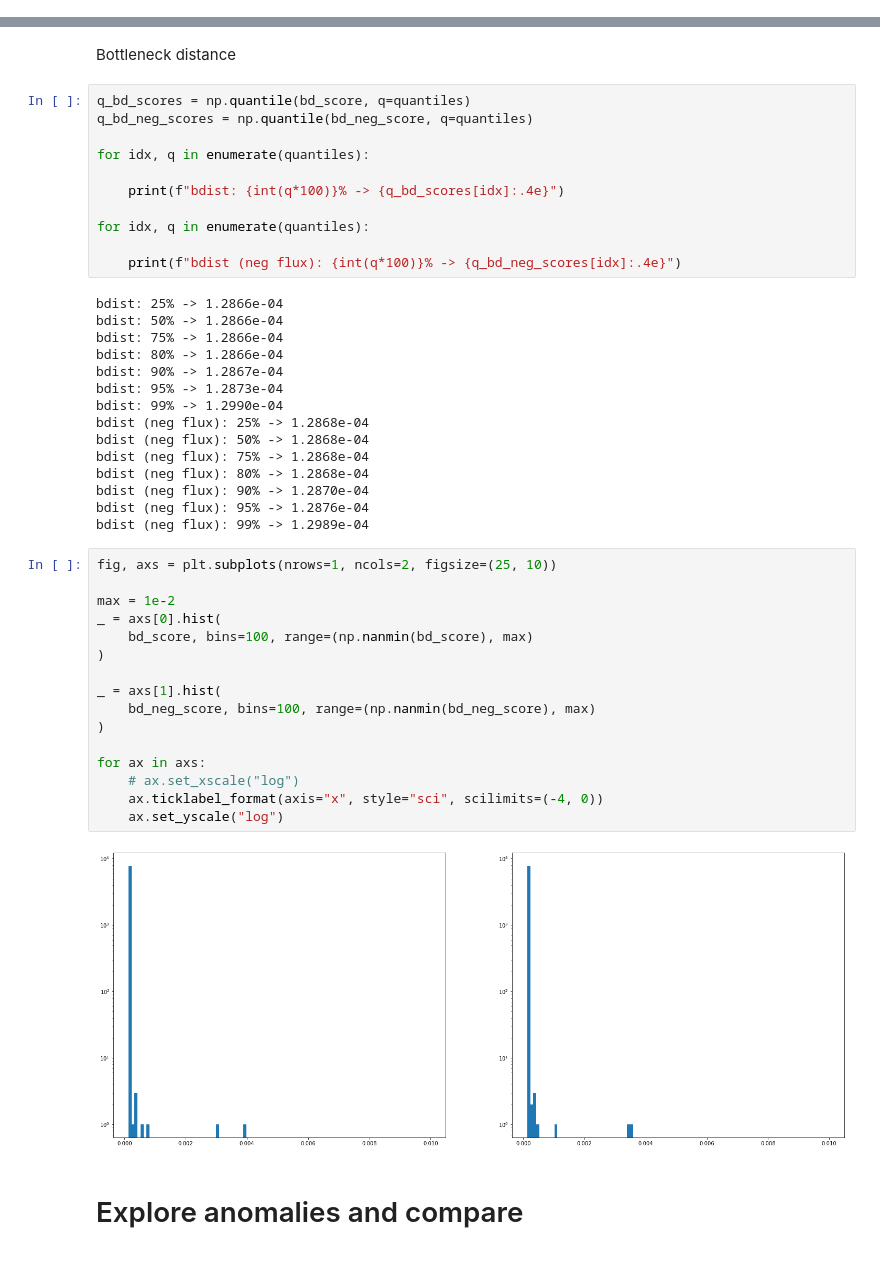
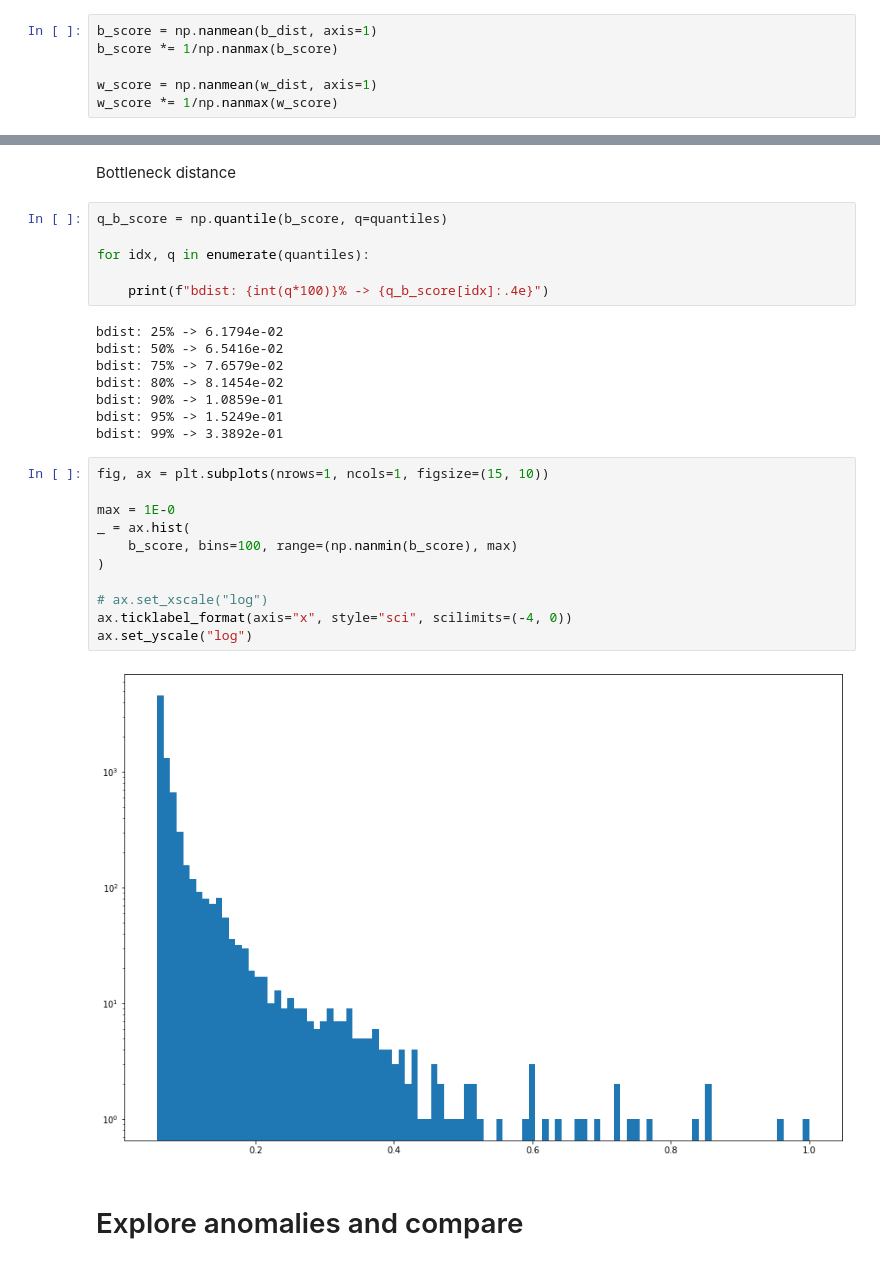
Before and after one commit to cosmic-hi-5/astropology, a Jupyter notebook: anomaly/u_band_plasticc.ipynb, the cells around one changed output, grey strips where cells are left out. Saved outputs shown, nothing was run; the diff lists cells and outputs as text.

```diff
--- a/anomaly/u_band_plasticc.ipynb
+++ b/anomaly/u_band_plasticc.ipynb
@@ -96,3 +67,9 @@ wd_score *= 1/np.nanmax(wd_score)
+# %%
+b_score = np.nanmean(b_dist, axis=1)
+b_score *= 1/np.nanmax(b_score)
+
+w_score = np.nanmean(w_dist, axis=1)
+w_score *= 1/np.nanmax(w_score)
 # %%
 quantiles = [0.25, 0.5, 0.75, 0.8, 0.9, 0.95, 0.99]
 # %% [markdown]
@@ -144,49 +104,32 @@ for ax in axs:
 # %% [markdown]
 Bottleneck distance
 # %%
-q_bd_scores = np.quantile(bd_score, q=quantiles)
-q_bd_neg_scores = np.quantile(bd_neg_score, q=quantiles)
+q_b_score = np.quantile(b_score, q=quantiles)
 
 for idx, q in enumerate(quantiles):
 
-    print(f"bdist: {int(q*100)}% -> {q_bd_scores[idx]:.4e}")
-
-for idx, q in enumerate(quantiles):
-
-    print(f"bdist (neg flux): {int(q*100)}% -> {q_bd_neg_scores[idx]:.4e}")
+    print(f"bdist: {int(q*100)}% -> {q_b_score[idx]:.4e}")
 # %% [output]
-bdist: 25% -> 1.2866e-04
-bdist: 50% -> 1.2866e-04
-bdist: 75% -> 1.2866e-04
-bdist: 80% -> 1.2866e-04
-bdist: 90% -> 1.2867e-04
-bdist: 95% -> 1.2873e-04
-bdist: 99% -> 1.2990e-04
-bdist (neg flux): 25% -> 1.2868e-04
-bdist (neg flux): 50% -> 1.2868e-04
-bdist (neg flux): 75% -> 1.2868e-04
-bdist (neg flux): 80% -> 1.2868e-04
-bdist (neg flux): 90% -> 1.2870e-04
-bdist (neg flux): 95% -> 1.2876e-04
-bdist (neg flux): 99% -> 1.2989e-04
+bdist: 25% -> 6.1794e-02
+bdist: 50% -> 6.5416e-02
+bdist: 75% -> 7.6579e-02
+bdist: 80% -> 8.1454e-02
+bdist: 90% -> 1.0859e-01
+bdist: 95% -> 1.5249e-01
+bdist: 99% -> 3.3892e-01
 # %%
-fig, axs = plt.subplots(nrows=1, ncols=2, figsize=(25, 10))
+fig, ax = plt.subplots(nrows=1, ncols=1, figsize=(15, 10))
 
-max = 1e-2
-_ = axs[0].hist(
-    bd_score, bins=100, range=(np.nanmin(bd_score), max)
+max = 1E-0
+_ = ax.hist(
+    b_score, bins=100, range=(np.nanmin(b_score), max)
 )
 
-_ = axs[1].hist(
-    bd_neg_score, bins=100, range=(np.nanmin(bd_neg_score), max)
-)
-
-for ax in axs:
-    # ax.set_xscale("log")
-    ax.ticklabel_format(axis="x", style="sci", scilimits=(-4, 0))
-    ax.set_yscale("log")
+# ax.set_xscale("log")
+ax.ticklabel_format(axis="x", style="sci", scilimits=(-4, 0))
+ax.set_yscale("log")
 # %% [output]
-[figure, old version]
+[figure, new version]
 # %% [markdown]
 # Explore anomalies and compare
 # %%
```
Also changed, not shown: parts of 11 cells of this notebook, 1 other file.
